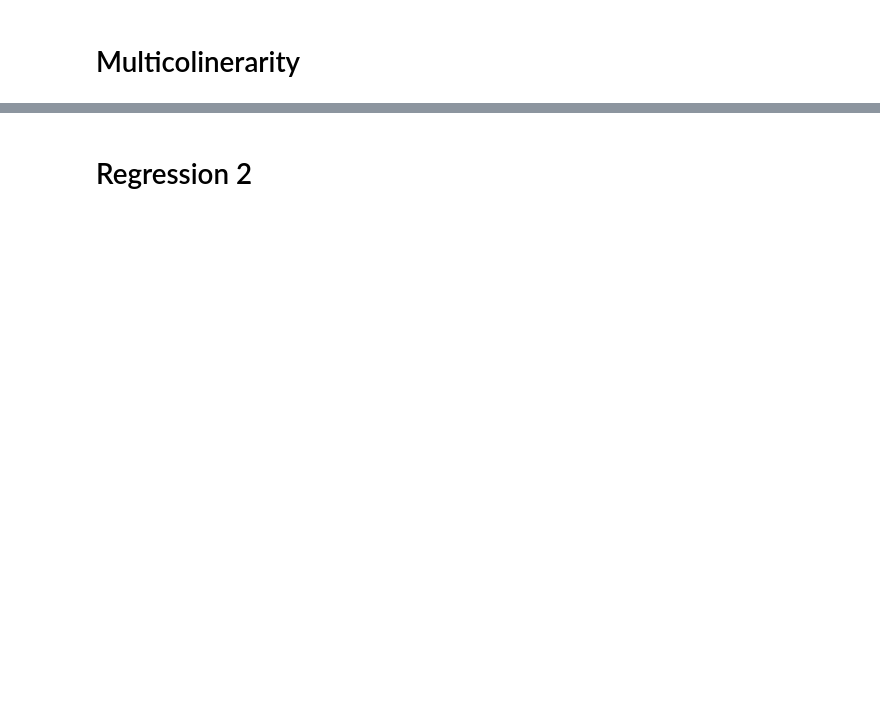
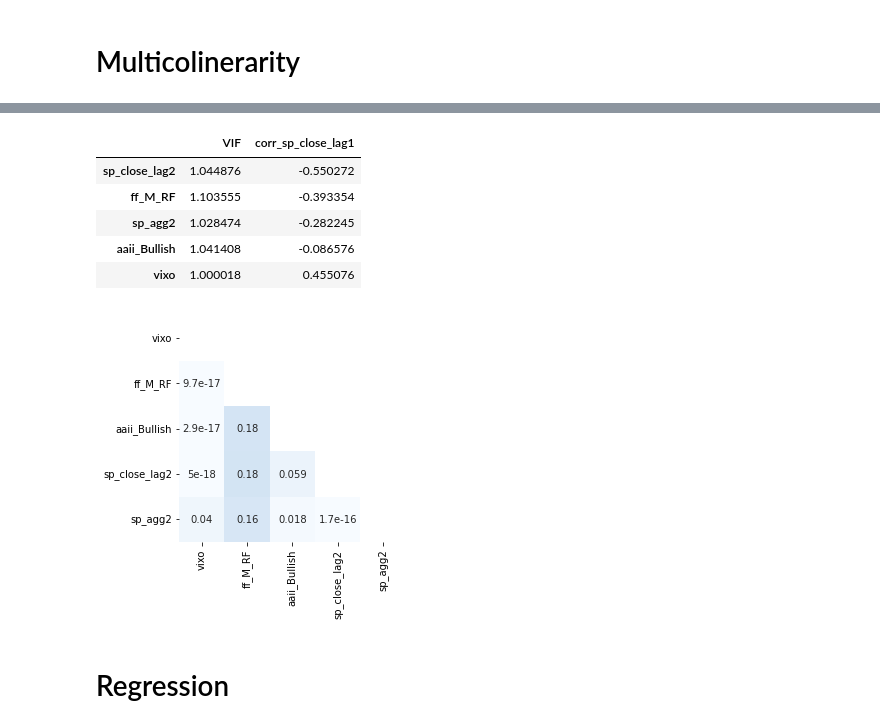
Before and after one commit to lukasgrahl/bachelor, a Jupyter notebook: notebooks/work_data.ipynb, the cells around one changed output, grey strips where cells are left out. Drawn from its saved outputs; the diff is of its cells as text; code cells hidden in the pictures; blank space fills up the shorter version.

```diff
--- a/notebooks/work_data.ipynb
+++ b/notebooks/work_data.ipynb
@@ -181,2 +195,13 @@ plt.close(fig)
+# %%
+corr_heatmap(df_train, cols, size_factor=.9, show_fig=True)
+get_variance_inflation_factor(df_train, cols, col_pred=data_dict["predicted"])
+# %% [output]
+|  | VIF | corr_sp_close_lag1 |
+| sp_close_lag2 | 1.044876 | -0.550272 |
+| ff_M_RF | 1.103555 | -0.393354 |
+| sp_agg2 | 1.028474 | -0.282245 |
+| aaii_Bullish | 1.041408 | -0.086576 |
+| vixo | 1.000018 | 0.455076 |
+[figure, added]
 # %% [markdown]
-# Regression 2
+# Regression
```
Also changed, not shown: parts of 26 cells of this notebook, 7 other files.
